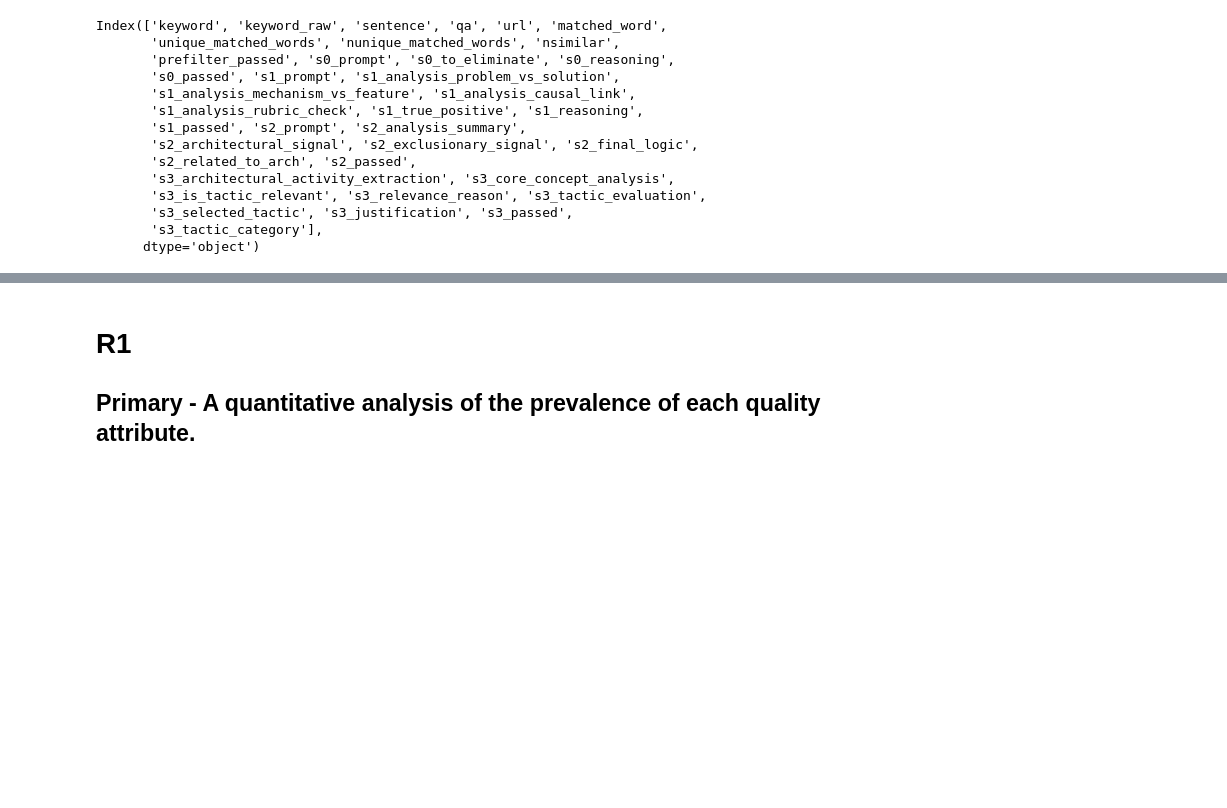
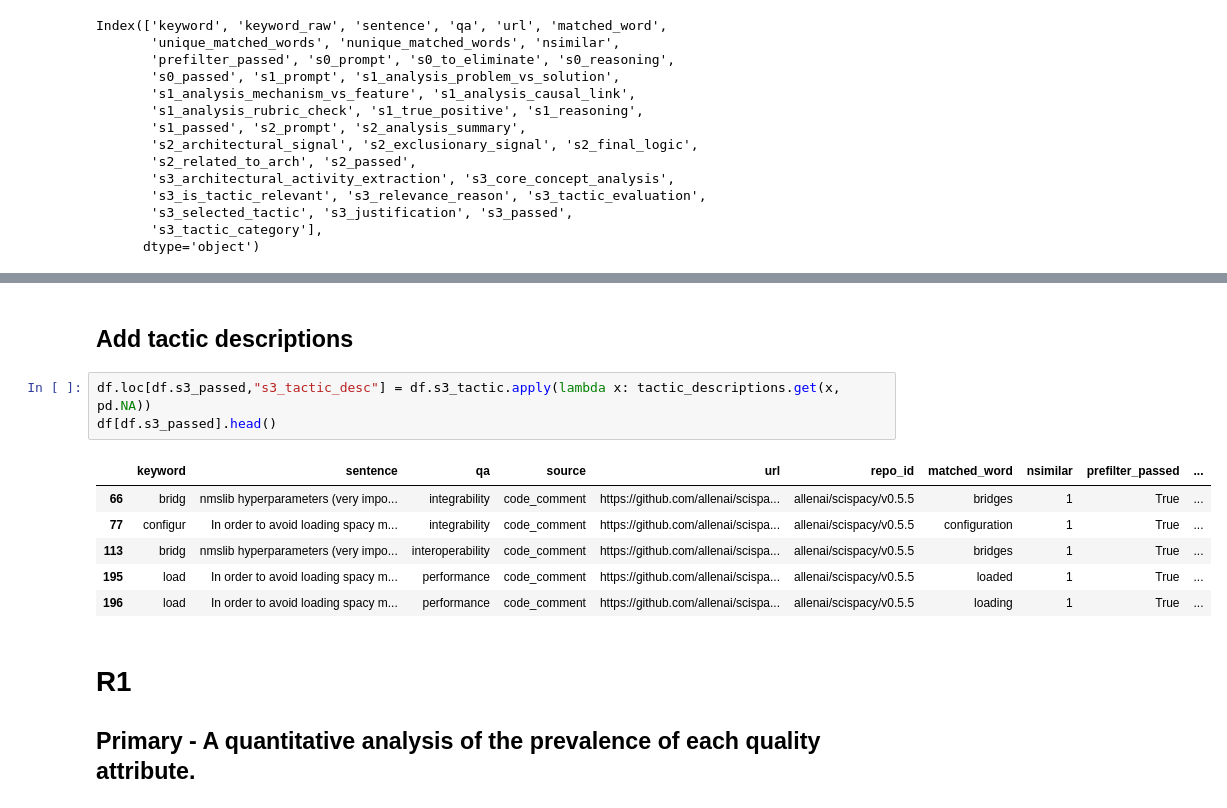
Before and after one commit to dmitrijs-voronovs/scientific-software-architecture-analysis, a Jupyter notebook: processing_pipeline/analysis/merged.ipynb, the cells around one changed output, grey strips where cells are left out. Saved outputs shown, nothing was run; the diff lists cells and outputs as text; blank space fills up the shorter version.

Commit message:
Add tactic description column to the final dataset

```diff
--- a/processing_pipeline/analysis/merged.ipynb
+++ b/processing_pipeline/analysis/merged.ipynb
@@ -65,3 +87,15 @@ Index(['keyword', 'keyword_raw', 'sentence', 'qa', 'url', 'matched_word',
+# %% [markdown]
+## Add tactic descriptions
+# %%
+df.loc[df.s3_passed,"s3_tactic_desc"] = df.s3_tactic.apply(lambda x: tactic_descriptions.get(x, pd.NA))
+df[df.s3_passed].head()
+# %% [output]
+|  | keyword | sentence | qa | source | url | repo_id | matched_word | nsimilar | prefilter_passed | ... |
+| 66 | bridg | nmslib hyperparameters (very impo... | integrability | code_comment | https://github.com/allenai/scispa... | allenai/scispacy/v0.5.5 | bridges | 1 | True | ... |
+| 77 | configur | In order to avoid loading spacy m... | integrability | code_comment | https://github.com/allenai/scispa... | allenai/scispacy/v0.5.5 | configuration | 1 | True | ... |
+| 113 | bridg | nmslib hyperparameters (very impo... | interoperability | code_comment | https://github.com/allenai/scispa... | allenai/scispacy/v0.5.5 | bridges | 1 | True | ... |
+| 195 | load | In order to avoid loading spacy m... | performance | code_comment | https://github.com/allenai/scispa... | allenai/scispacy/v0.5.5 | loaded | 1 | True | ... |
+| 196 | load | In order to avoid loading spacy m... | performance | code_comment | https://github.com/allenai/scispa... | allenai/scispacy/v0.5.5 | loading | 1 | True | ... |
 # %% [markdown]
 # R1
 ## Primary - A quantitative analysis of the prevalence of each quality attribute.
```
Also changed, not shown: parts of 2 cells of this notebook, 5 other files.
